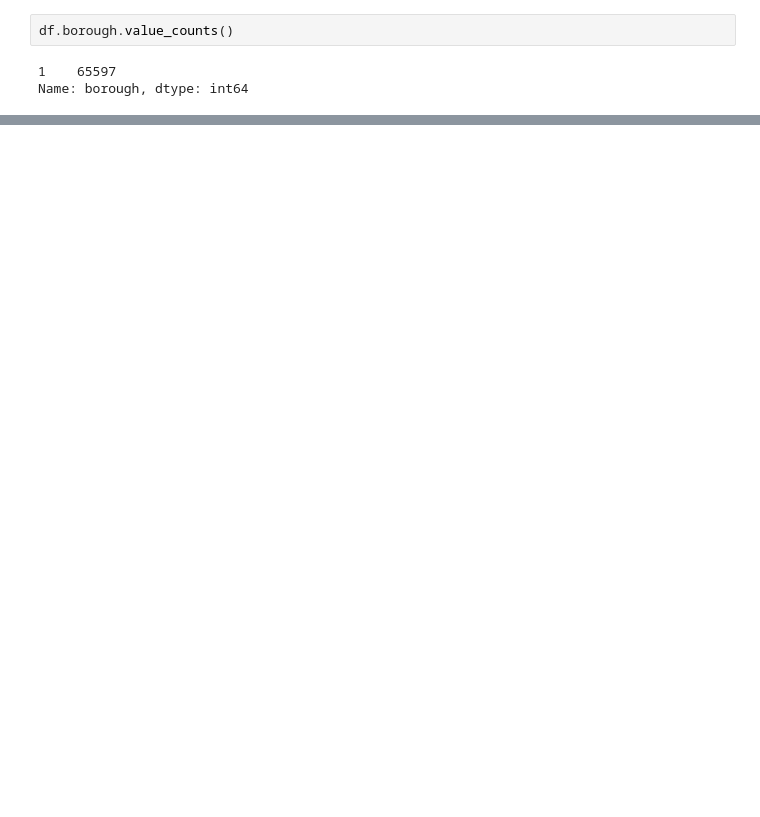
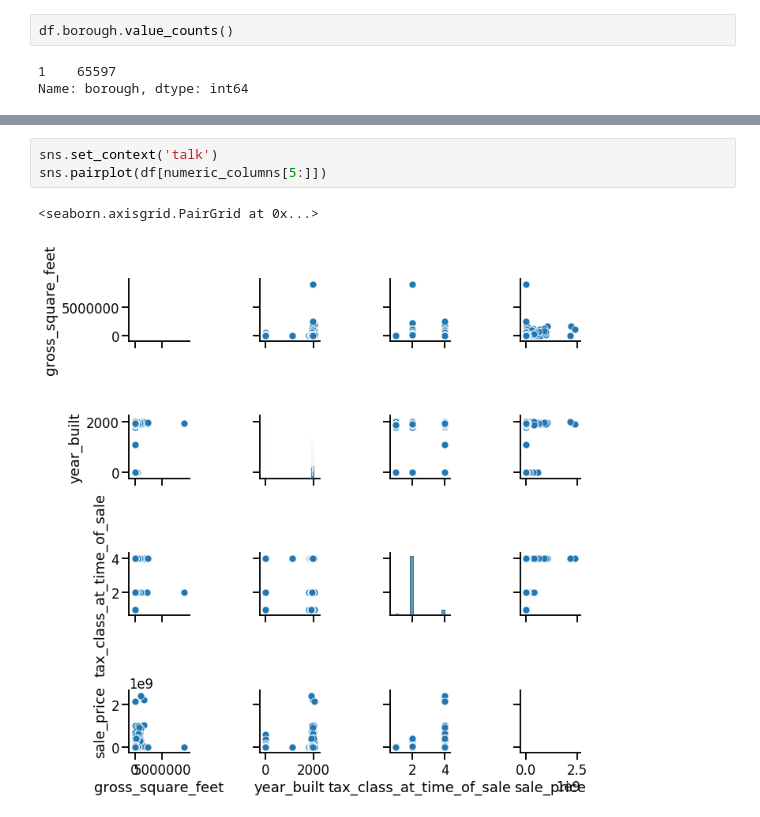
Before and after one commit to Promeos/nyc-real-estate-sales, a Jupyter notebook: notebooks/acquire.ipynb, the cells around one changed output, grey strips where cells are left out. Cells and saved outputs as stored; diff of their text form; blank space fills up the shorter version.

```diff
--- a/notebooks/acquire.ipynb
+++ b/notebooks/acquire.ipynb
@@ -156,0 +123,6 @@ plt.tight_layout();
+# %%
+sns.set_context('talk')
+sns.pairplot(df[numeric_columns[5:]])
+# %% [output]
+<seaborn.axisgrid.PairGrid at 0x...>
+[figure, added]
```
Also changed, not shown: parts of 14 cells of this notebook, 4 other files.
